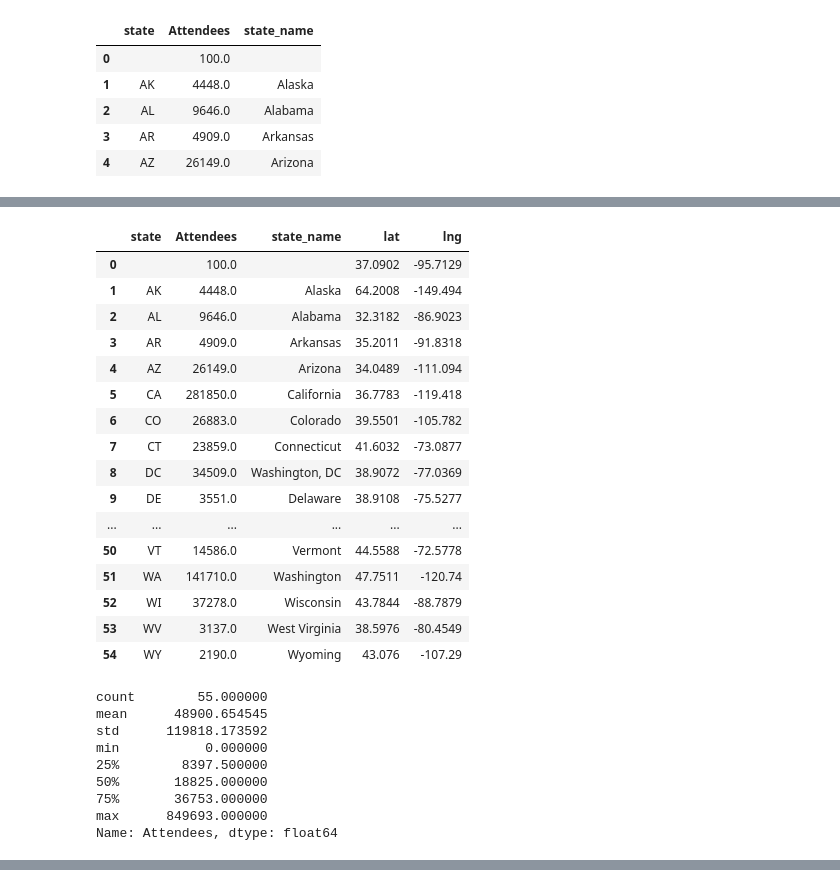
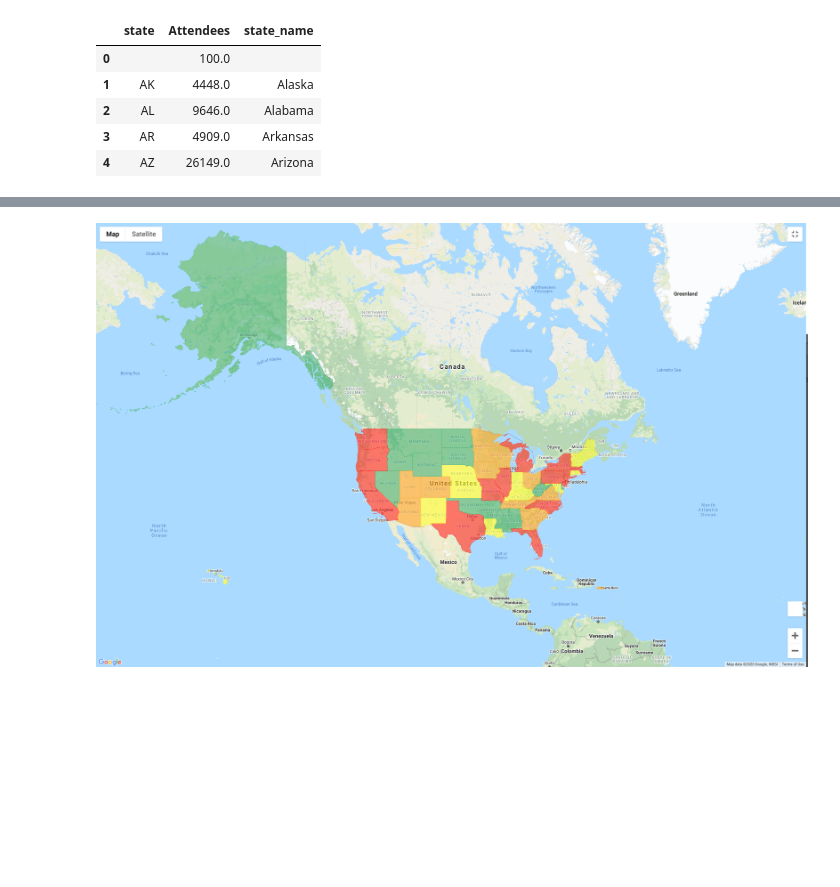
Before and after one commit to sasithwij/project1, a Jupyter notebook: protests.ipynb, the cells around one changed output, grey strips where cells are left out. Saved outputs shown, nothing was run; the diff lists cells and outputs as text; code cells hidden in the pictures; blank space fills up the shorter version.

```diff
--- a/protests.ipynb
+++ b/protests.ipynb
@@ -247,33 +164 @@ over 35000
-# %%
-state_protest
-# %% [output]
-|  | state | Attendees | state_name | lat | lng |
-| 0 |  | 100.0 |  | 37.0902 | -95.7129 |
-| 1 | AK | 4448.0 | Alaska | 64.2008 | -149.494 |
-| 2 | AL | 9646.0 | Alabama | 32.3182 | -86.9023 |
-| 3 | AR | 4909.0 | Arkansas | 35.2011 | -91.8318 |
-| 4 | AZ | 26149.0 | Arizona | 34.0489 | -111.094 |
-| 5 | CA | 281850.0 | California | 36.7783 | -119.418 |
-| 6 | CO | 26883.0 | Colorado | 39.5501 | -105.782 |
-| 7 | CT | 23859.0 | Connecticut | 41.6032 | -73.0877 |
-| 8 | DC | 34509.0 | Washington, DC | 38.9072 | -77.0369 |
-| 9 | DE | 3551.0 | Delaware | 38.9108 | -75.5277 |
-| ... | ... | ... | ... | ... | ... |
-| 50 | VT | 14586.0 | Vermont | 44.5588 | -72.5778 |
-| 51 | WA | 141710.0 | Washington | 47.7511 | -120.74 |
-| 52 | WI | 37278.0 | Wisconsin | 43.7844 | -88.7879 |
-| 53 | WV | 3137.0 | West Virginia | 38.5976 | -80.4549 |
-| 54 | WY | 2190.0 | Wyoming | 43.076 | -107.29 |
-# %%
-state_protest['Attendees'].describe()
-# %% [output]
-count        55.000000
-mean      48900.654545
-std      119818.173592
-min           0.000000
-25%        8397.500000
-50%       18825.000000
-75%       36753.000000
-max      849693.000000
-Name: Attendees, dtype: float64
 # %%
@@ -364,0 +176,4 @@ filter_df.plot.scatter(x='lng', y='lat', figsize=(13,8))
+# %%
+Image(filename='Images/State_protest.png', width=900, height=500)
+# %% [output]
+[figure, added]
```
Also changed, not shown: parts of 28 cells of this notebook, 2 other files.
